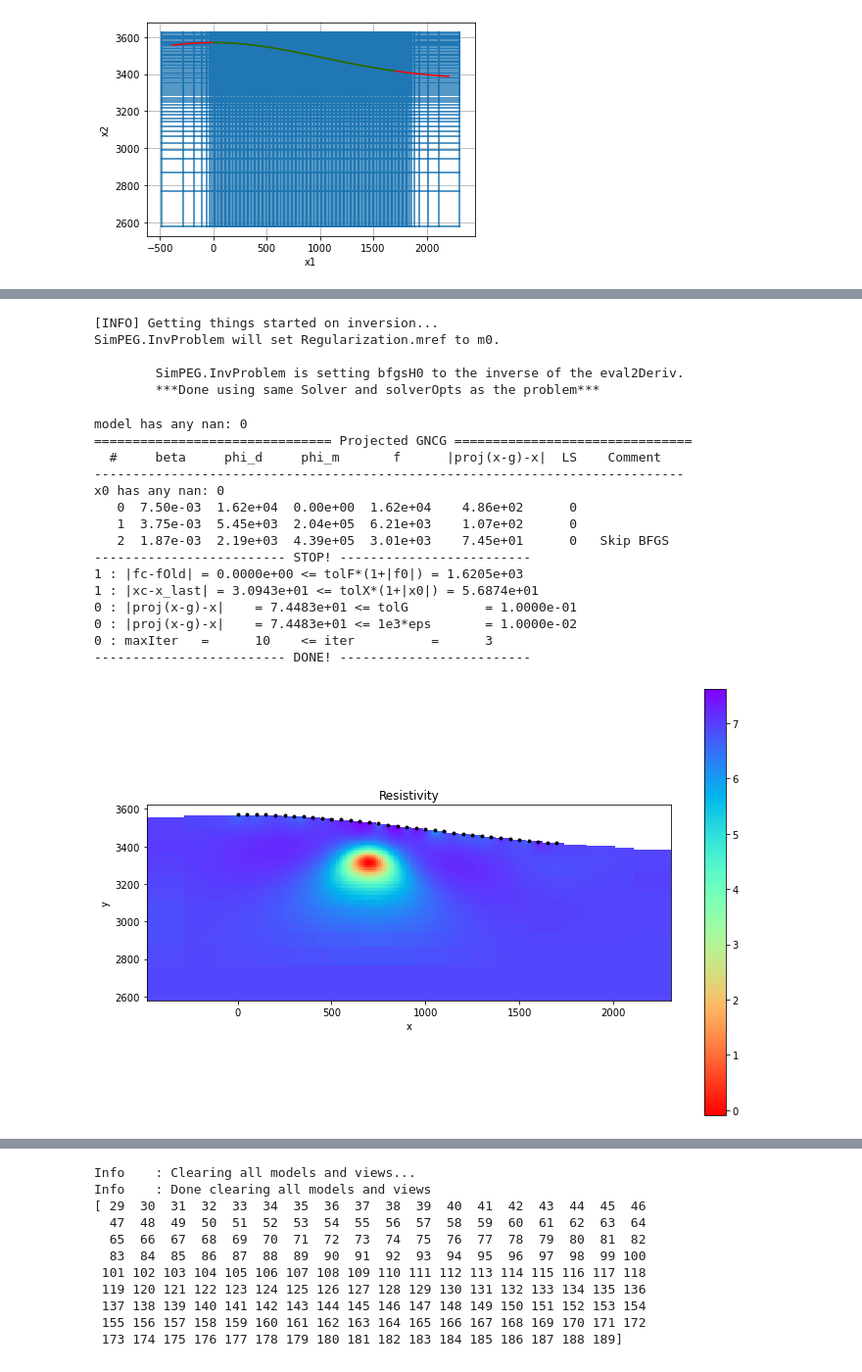
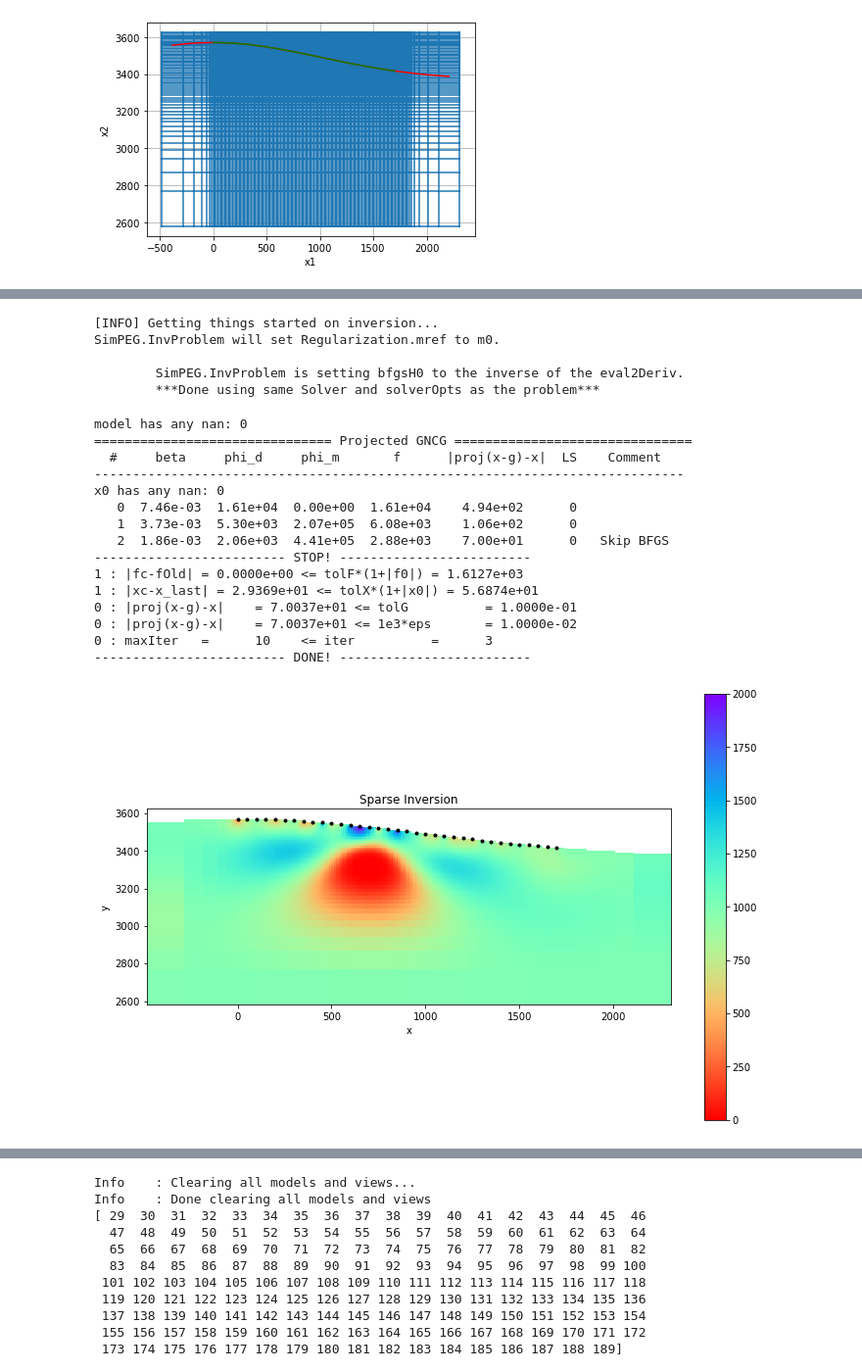
Before and after one commit to JKutt/transformers_segmentation, a Jupyter notebook: PGI/mt_h_topo_example.ipynb, the cells around one changed output, grey strips where cells are left out. Shown at 98% size. Saved outputs shown, nothing was run; the diff lists cells and outputs as text; code cells hidden in the pictures.

```diff
--- a/PGI/mt_h_topo_example.ipynb
+++ b/PGI/mt_h_topo_example.ipynb
@@ -260,8 +267,24 @@ plt.show()
 # %%
+# import xarray as xr
+
 # assign error
 data_rs = np.reshape(data_obs, (frequencies.shape[0], rx_locs.shape[0] * 2))
 rs_error = np.zeros(data_rs.shape)
 print(rs_error.shape)
+
+# ds = xr.Dataset(
+#     data_vars=dict(
+#         data=(["x", "frequency"],data_rs[:, :num_sites], data_rs[:, num_sites:]),
+#         coords=dict(x=rx_locs[:, 0], frequency=frequencies[ii])
+#     ),
+#     coords=dict(
+#         lon=(["x", "y"], lon),
+#         lat=(["x", "y"], lat),
+#         time=time,
+#         reference_time=reference_time,
+#     ),
+#     attrs=dict(description="res-phase"),
+# )
 
 # set some extended use variables
 num_sites = rx_locs.shape[0]
@@ -280,8 +303,10 @@ for ii in range(data_rs.shape[0]):
     rs_error[ii, :num_sites] = 1 / (np.abs(1 / data_rs[ii, :num_sites]) * std_r + eps)
     rs_error[ii, num_sites:] = np.abs(data_rs[ii, num_sites:]) * std_i + 40
 
-#     plt.plot(rx_locs[:, 0], data_rs[num_sites:, ii], '-o')
-#     plt.show()
+    plt.plot(rx_locs[:, 0], data_rs[ii, :num_sites], '-o')
+#     plt.plot(rx_locs[:, 0], data_rs[ii, num_sites:], '-or')
+#     plt.title(str(frequencies[ii]))
+plt.show()
 
 std = rs_error.flatten('F')
 # # print(std[:5], rs_error[:5, 0])
@@ -293,5 +318,8 @@ std = rs_error.flatten('F')
 plt.plot(data_obs, '.')
 # print(data_obs.shape)
 plt.plot(std, '.g')
+plt.show()
+
+# plt.hist(sigma[actinds], 100)
 # %% [output]
 (20, 70)
@@ -373,40 +401,41 @@ model has any nan: 0
   #     beta     phi_d     phi_m       f      |proj(x-g)-x|  LS    Comment
 -----------------------------------------------------------------------------
 x0 has any nan: 0
-   0  7.50e-03  1.62e+04  0.00e+00  1.62e+04    4.86e+02      0
-   1  3.75e-03  5.45e+03  2.04e+05  6.21e+03    1.07e+02      0
-   2  1.87e-03  2.19e+03  4.39e+05  3.01e+03    7.45e+01      0   Skip BFGS
+   0  7.46e-03  1.61e+04  0.00e+00  1.61e+04    4.94e+02      0
+   1  3.73e-03  5.30e+03  2.07e+05  6.08e+03    1.06e+02      0
+   2  1.86e-03  2.06e+03  4.41e+05  2.88e+03    7.00e+01      0   Skip BFGS
 ------------------------- STOP! -------------------------
-1 : |fc-fOld| = 0.0000e+00 <= tolF*(1+|f0|) = 1.6205e+03
-1 : |xc-x_last| = 3.0943e+01 <= tolX*(1+|x0|) = 5.6874e+01
-0 : |proj(x-g)-x|    = 7.4483e+01 <= tolG          = 1.0000e-01
-0 : |proj(x-g)-x|    = 7.4483e+01 <= 1e3*eps       = 1.0000e-02
+1 : |fc-fOld| = 0.0000e+00 <= tolF*(1+|f0|) = 1.6127e+03
+1 : |xc-x_last| = 2.9369e+01 <= tolX*(1+|x0|) = 5.6874e+01
+0 : |proj(x-g)-x|    = 7.0037e+01 <= tolG          = 1.0000e-01
+0 : |proj(x-g)-x|    = 7.0037e+01 <= 1e3*eps       = 1.0000e-02
 0 : maxIter   =      10    <= iter          =      3
 ------------------------- DONE! -------------------------
 # %%
 # ==========================================================================================
 # Plot inversion results
 rho_est = actmap * minv
 fig, ax = plt.subplots(1, 1, figsize=(12, 8))
 mtrue = 1 / np.exp(rho_est)  # np.ones(mesh.nC) * 1 / np.median(rho_app)                        # conductivity
 mtrue[~actinds] = np.nan
-clim = [0, 5]
+clim = [0, 2000]
 
-dat = mesh.plotImage(np.log(mtrue), ax=ax, grid=False,
+dat = mesh.plotImage((mtrue), ax=ax, grid=False, clim=clim,
                      pcolorOpts={"cmap": "rainbow_r"}
                     )
 ax.set_title('Resistivity')
 cb = plt.colorbar(dat[0], ax=ax)
 # ax.set_xlim([-300, 4300])
 # ax.set_ylim([-400, 0])
 ax.set_aspect('equal')
 ax.plot(
     rx_locs[:, 0],
     rx_locs[:, 1], 'k.'
 )
+plt.title("Sparse Inversion")
 plt.show()
 
 np.save('conductivity.npy', rho_est)
 # %% [output]
-[figure, old version]
+[figure, new version]
 # %%
```
Also changed, not shown: parts of 18 cells of this notebook.
